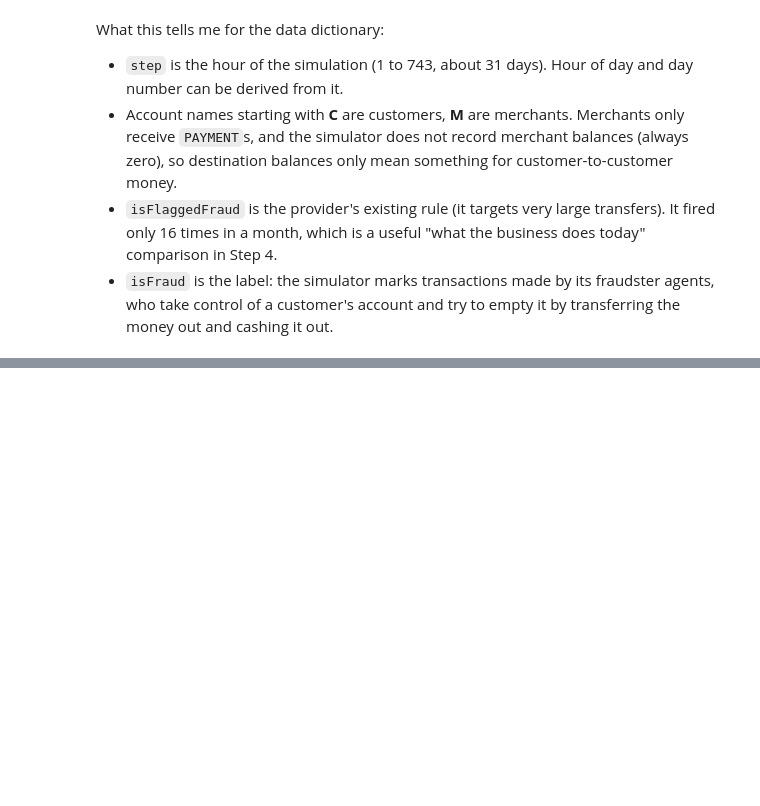
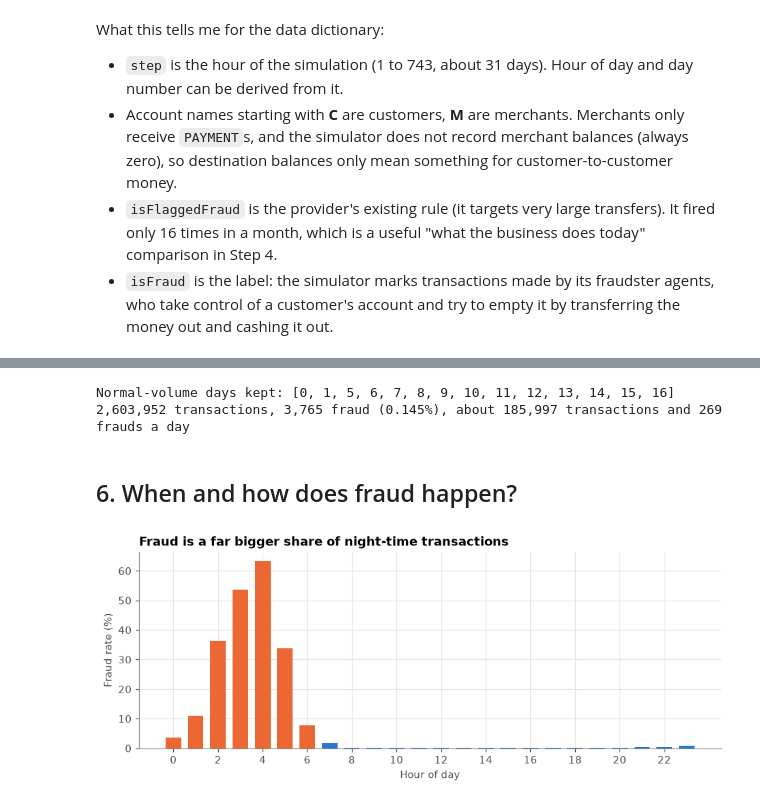
Before and after one commit to vusumuzinkosi/fraud-detection-mobile-money, a Jupyter notebook: notebooks/01_explore.ipynb, the cells around one changed output, grey strips where cells are left out. Saved outputs shown, nothing was run; the diff lists cells and outputs as text; code cells hidden in the pictures; blank space fills up the shorter version.

```diff
--- a/notebooks/01_explore.ipynb
+++ b/notebooks/01_explore.ipynb
@@ -108,0 +183,24 @@ What this tells me for the data dictionary:
+# %%
+normal_days = daily.index[daily.transactions > 100_000]
+tc = tc[tc.day.isin(normal_days)].copy()
+print(f"Normal-volume days kept: {list(normal_days)}")
+print(f"{len(tc):,} transactions, {tc.isFraud.sum():,} fraud ({tc.isFraud.mean():.3%}), "
+      f"about {len(tc) / len(normal_days):,.0f} transactions and {tc.isFraud.sum() / len(normal_days):.0f} frauds a day")
+# %% [output]
+Normal-volume days kept: [0, 1, 5, 6, 7, 8, 9, 10, 11, 12, 13, 14, 15, 16]
+2,603,952 transactions, 3,765 fraud (0.145%), about 185,997 transactions and 269 frauds a day
+# %% [markdown]
+## 6. When and how does fraud happen?
+# %%
+hourly = tc.groupby("hour").agg(transactions=("isFraud", "size"), fraud=("isFraud", "sum"))
+hourly["fraud_rate"] = hourly.fraud / hourly.transactions
+fig, ax = plt.subplots(figsize=(10, 3.4))
+ax.bar(hourly.index, hourly.fraud_rate * 100, color=[ORANGE if h < 7 else BLUE for h in hourly.index], width=0.7)
+ax.set_xlabel("Hour of day")
+ax.set_ylabel("Fraud rate (%)")
+ax.set_xticks(range(0, 24, 2))
+ax.set_title("Fraud is a far bigger share of night-time transactions")
+fig.savefig("../figures/fraud_rate_by_hour.png")
+plt.show()
+# %% [output]
+[figure, added]
```
Also changed, not shown: parts of 21 cells of this notebook, 4 other files.
